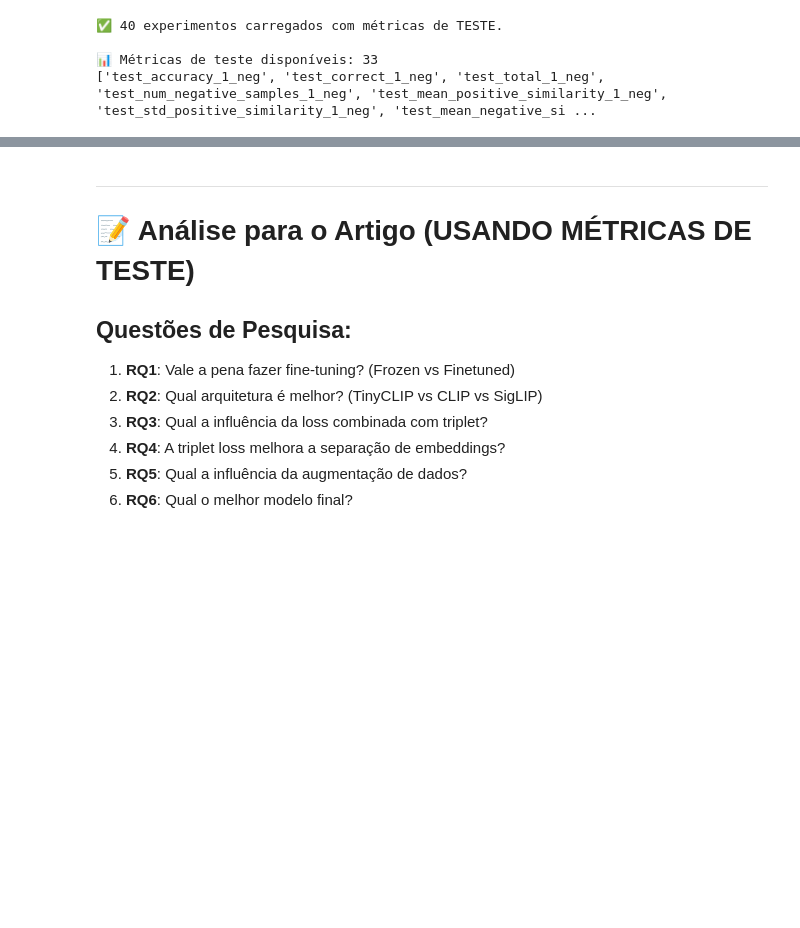
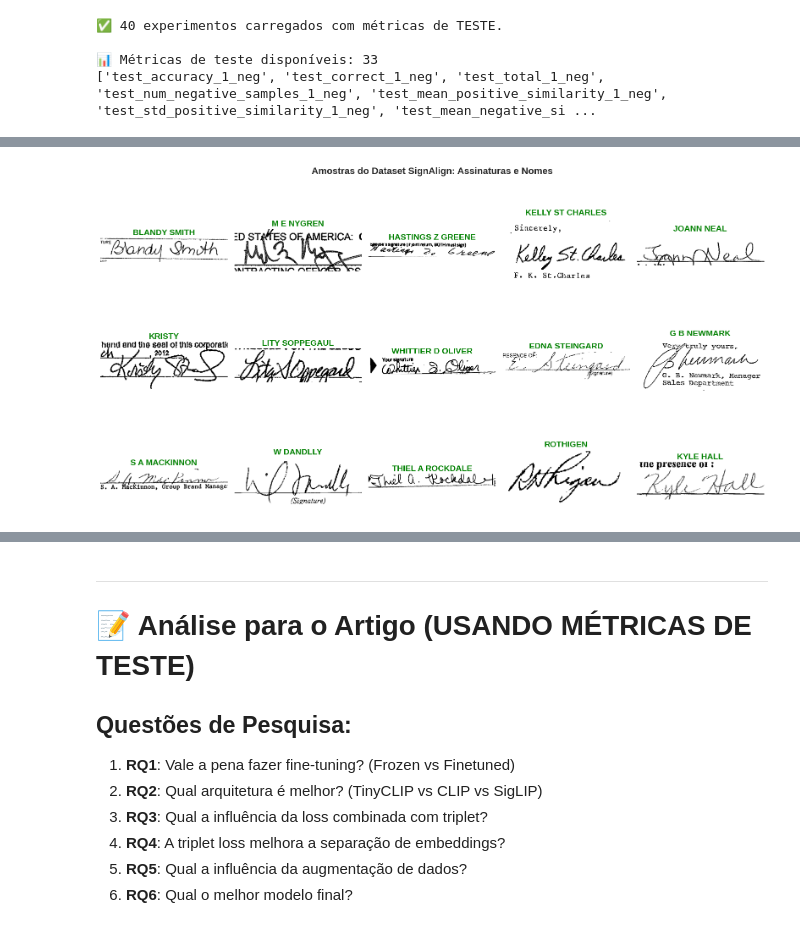
Before and after one commit to luflopes/SignAlign, a Jupyter notebook: notebooks/analysis_test.ipynb, the cells around one changed output, grey strips where cells are left out. Cells and saved outputs as stored; diff of their text form; code cells hidden in the pictures; blank space fills up the shorter version.

```diff
--- a/notebooks/analysis_test.ipynb
+++ b/notebooks/analysis_test.ipynb
@@ -188,0 +197,81 @@ display(df_experiments[available_cols].head(15))
+# %%
+# Grid de Assinaturas 3x5 com nomes
+from PIL import Image
+import matplotlib.pyplot as plt
+import numpy as np
+
+def display_signature_grid(df, images_base_path, rows=3, cols=5, figsize=(16, 10), seed=42):
+    """
+    Exibe um grid de assinaturas com seus nomes correspondentes.
+
+    Args:
+        df: DataFrame com colunas human_name e image_path
+        images_base_path: Caminho base para as imagens
+        rows, cols: Dimensões do grid
+        figsize: Tamanho da figura
+        seed: Seed para amostragem aleatória
+    """
+    np.random.seed(seed)
+
+    # Filtrar apenas assinaturas identificadas
+    df_known = df[df['human_name'] != 'UNKNOWN'].copy()
+
+    # Selecionar indivíduos únicos
+    unique_individuals = df_known['human_name'].unique()
+    n_samples = min(rows * cols, len(unique_individuals))
+    selected_names = np.random.choice(unique_individuals, n_samples, replace=False)
+
+    fig, axes = plt.subplots(rows, cols, figsize=figsize)
+    axes = axes.flatten()
+
+    for idx, name in enumerate(selected_names):
+        if idx >= rows * cols:
+            break
+
+        # Pegar uma amostra do indivíduo
+        sample = df_known[df_known['human_name'] == name].sample(1).iloc[0]
+        img_path = images_base_path / sample['image_path']
+
+        try:
+            img = Image.open(img_path).convert('RGB')
+            axes[idx].imshow(img)
+
+            # Formatar nome (quebrar se muito longo)
+            display_name = name
+            if len(name) > 20:
+                words = name.split()
+                if len(words) > 2:
+                    display_name = ' '.join(words[:2]) + '\n' + ' '.join(words[2:])
+
+            axes[idx].set_title(display_name, fontsize=14, fontweight='bold', wrap=True, color="green")
+        except Exception as e:
+            axes[idx].text(0.5, 0.7, f'Erro:\n{str(e)[:30]}', ha='center', va='center', fontsize=8)
+
+        axes[idx].axis('off')
+
+    # Esconder eixos vazios
+    for idx in range(n_samples, rows * cols):
+        axes[idx].axis('off')
+
+    plt.suptitle('Amostras do Dataset SignAlign: Assinaturas e Nomes',
+                 fontsize=16, fontweight='bold', y=0.95)
+    plt.tight_layout()
+
+    # Salvar
+    Path('article_outputs/img_dataset').mkdir(parents=True, exist_ok=True)
+    plt.savefig('article_outputs/img_dataset/dataset_grid_3x5.png', dpi=150, bbox_inches='tight')
+    plt.show()
+
+# Carregar dataset
+dataset_path = project_root / "datasets" / "dataset-sign-align" / "dataset.csv"
+df_full_dataset = pd.read_csv(dataset_path)
+images_base_path = project_root / "datasets" / "dataset-sign-align"
+
+print(f"📊 Dataset carregado: {len(df_full_dataset)} amostras")
+print(f"   - Identificadas: {len(df_full_dataset[df_full_dataset['human_name'] != 'UNKNOWN'])}")
+print(f"   - UNKNOWN: {len(df_full_dataset[df_full_dataset['human_name'] == 'UNKNOWN'])}")
+print(f"   - Indivíduos únicos: {df_full_dataset[df_full_dataset['human_name'] != 'UNKNOWN']['human_name'].nunique()}")
+
+# Exibir grid
+display_signature_grid(df_full_dataset, images_base_path, rows=3, cols=5, seed=2024)
+# %% [output]
@@ -188,0 +282 @@ display(df_experiments[available_cols].head(15))
+[figure, added]
```
Also changed, not shown: parts of 28 cells of this notebook, 3 other files.
